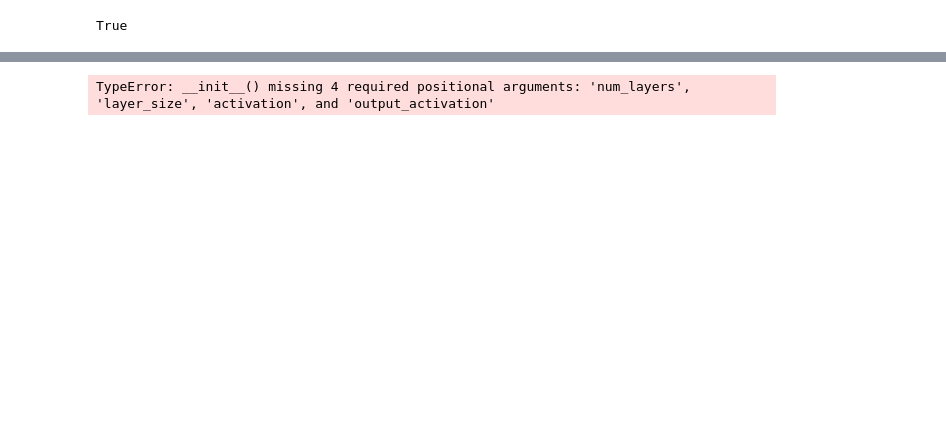
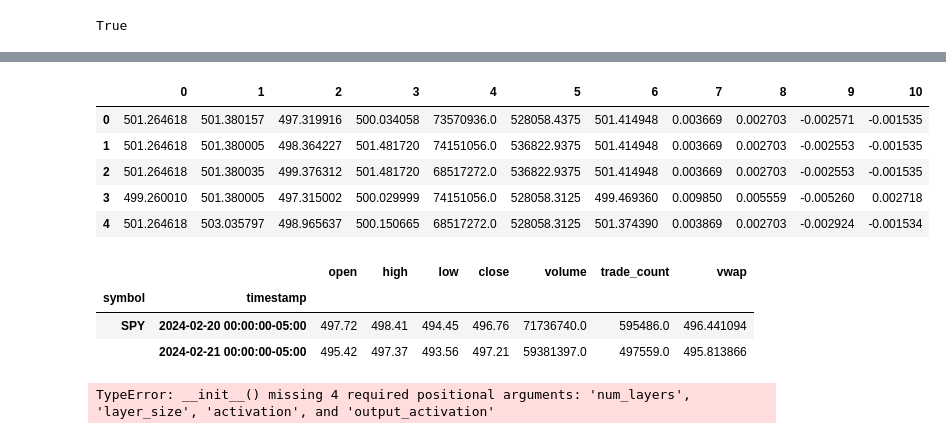
Before and after one commit to EtienneBrown1982/Price_Action_Reloaded, a Jupyter notebook: Predictions/prediction_EB.ipynb, the cells around one changed output, grey strips where cells are left out. Saved outputs shown, nothing was run; the diff lists cells and outputs as text; code cells hidden in the pictures; blank space fills up the shorter version.

```diff
--- a/Predictions/prediction_EB.ipynb
+++ b/Predictions/prediction_EB.ipynb
@@ -266,0 +226,8 @@ Epoch 3258, Discrimina
+# %%
+# Create alpaca object for testing
+
+timeframe = TimeFrame(1, TimeFrameUnit.Day)
+symbol = 'SPY'
+start = datetime.utcnow() - timedelta(days=10)
+end=datetime.utcnow() - timedelta(days=3)
+request = StockBarsRequest(symbol_or_symbols=symbol, start=start, end=end, timeframe=timeframe)
@@ -266,0 +284,6 @@ Epoch 3258, Discrimina
+# %%
+# Normalize test data set
+
+test_df_scaled = scaler.fit_transform(test_df)
+
+print(test_df_scaled)
@@ -267,3 +369,30 @@ Epoch 3258, Discrimina
+# %%
+generated_data_inverse = scaler.inverse_transform(generated_data)
+generated_data_df = pd.DataFrame(generated_data_inverse)
+generated_data_df.head()
+# %% [output]
+|  | 0 | 1 | 2 | 3 | 4 | 5 | 6 | 7 | 8 | 9 | 10 |
+| 0 | 501.264618 | 501.380157 | 497.319916 | 500.034058 | 73570936.0 | 528058.4375 | 501.414948 | 0.003669 | 0.002703 | -0.002571 | -0.001535 |
+| 1 | 501.264618 | 501.380005 | 498.364227 | 501.481720 | 74151056.0 | 536822.9375 | 501.414948 | 0.003669 | 0.002703 | -0.002553 | -0.001535 |
+| 2 | 501.264618 | 501.380035 | 499.376312 | 501.481720 | 68517272.0 | 536822.9375 | 501.414948 | 0.003669 | 0.002703 | -0.002553 | -0.001535 |
+| 3 | 499.260010 | 501.380005 | 497.315002 | 500.029999 | 74151056.0 | 528058.3125 | 499.469360 | 0.009850 | 0.005559 | -0.005260 | 0.002718 |
+| 4 | 501.264618 | 503.035797 | 498.965637 | 500.150665 | 68517272.0 | 528058.3125 | 501.374390 | 0.003869 | 0.002703 | -0.002924 | -0.001534 |
+# %%
+# Create alpaca object for testing
+
+timeframe = TimeFrame(1, TimeFrameUnit.Day)
+symbol = 'SPY'
+start = datetime.utcnow() - timedelta(days=3)
+end=datetime.utcnow() - timedelta(days=1)
+request = StockBarsRequest(symbol_or_symbols=symbol, start=start, end=end, timeframe=timeframe)
+
+current_df = client.get_stock_bars(request).df.tz_convert('America/New_York', level=1)
+current_df.head()
+# %% [output]
+|  |  | open | high | low | close | volume | trade_count | vwap |
+| symbol | timestamp |  |  |  |  |  |  |  |
+| SPY | 2024-02-20 00:00:00-05:00 | 497.72 | 498.41 | 494.45 | 496.76 | 71736740.0 | 595486.0 | 496.441094 |
+|  | 2024-02-21 00:00:00-05:00 | 495.42 | 497.37 | 493.56 | 497.21 | 59381397.0 | 497559.0 | 495.813866 |
 # %%
 # # Define constants
 
```
Also changed, not shown: parts of 17 cells of this notebook.
